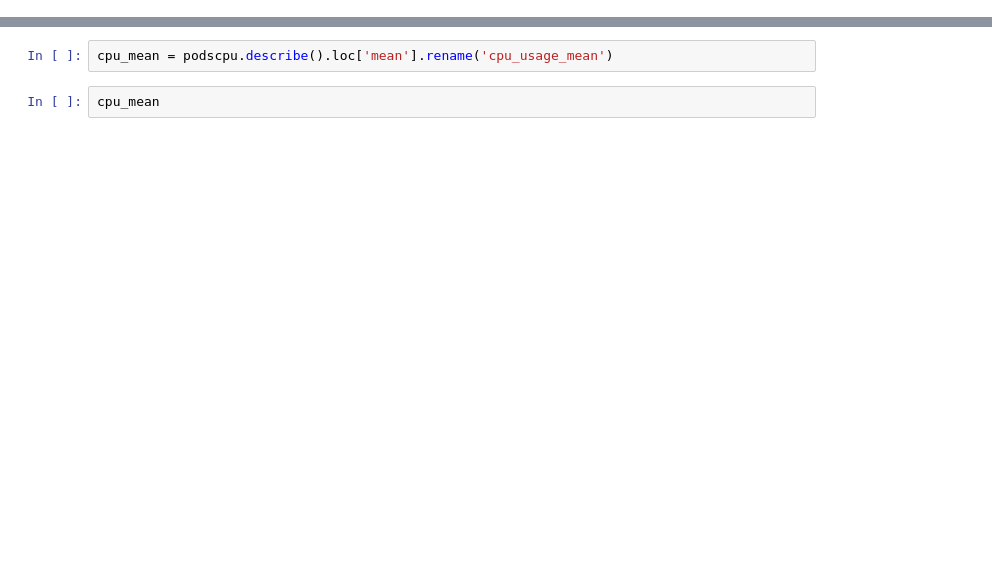
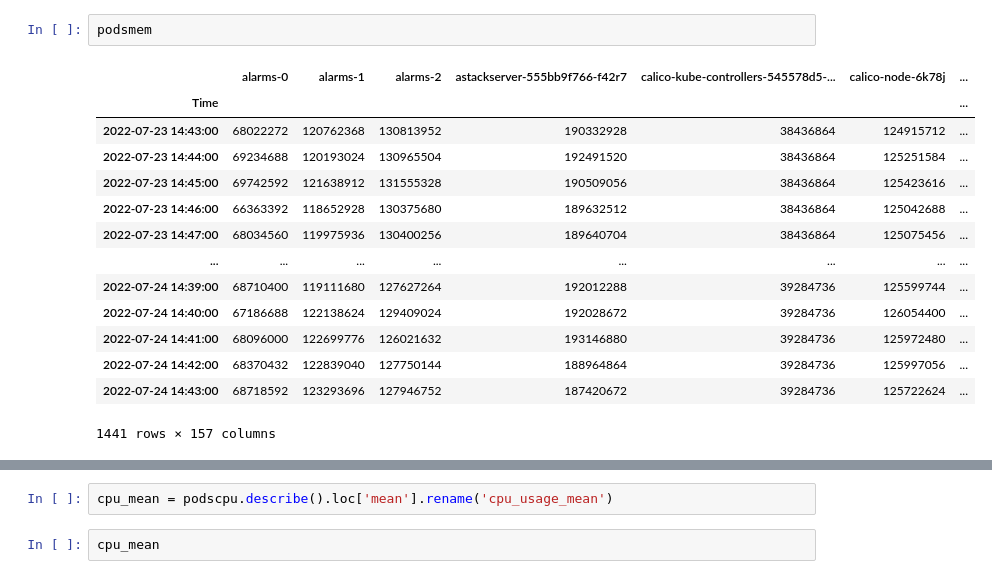
Before and after one commit to serenajanny06/ciscoproj2, a Jupyter notebook: cpumemory.ipynb, the cells around one changed output, grey strips where cells are left out. Drawn from its saved outputs; the diff is of its cells as text; blank space fills up the shorter version.

```diff
--- a/cpumemory.ipynb
+++ b/cpumemory.ipynb
@@ -41,0 +61,17 @@ podsmem = pd.read_csv('mem.csv', parse_dates=True).set_index('Time')
+# %%
+podsmem
+# %% [output]
+|  | alarms-0 | alarms-1 | alarms-2 | astackserver-555bb9f766-f42r7 | calico-kube-controllers-545578d5-... | calico-node-6k78j | ... |
+| Time |  |  |  |  |  |  | ... |
+| 2022-07-23 14:43:00 | 68022272 | 120762368 | 130813952 | 190332928 | 38436864 | 124915712 | ... |
+| 2022-07-23 14:44:00 | 69234688 | 120193024 | 130965504 | 192491520 | 38436864 | 125251584 | ... |
+| 2022-07-23 14:45:00 | 69742592 | 121638912 | 131555328 | 190509056 | 38436864 | 125423616 | ... |
+| 2022-07-23 14:46:00 | 66363392 | 118652928 | 130375680 | 189632512 | 38436864 | 125042688 | ... |
+| 2022-07-23 14:47:00 | 68034560 | 119975936 | 130400256 | 189640704 | 38436864 | 125075456 | ... |
+| ... | ... | ... | ... | ... | ... | ... | ... |
+| 2022-07-24 14:39:00 | 68710400 | 119111680 | 127627264 | 192012288 | 39284736 | 125599744 | ... |
+| 2022-07-24 14:40:00 | 67186688 | 122138624 | 129409024 | 192028672 | 39284736 | 126054400 | ... |
+| 2022-07-24 14:41:00 | 68096000 | 122699776 | 126021632 | 193146880 | 39284736 | 125972480 | ... |
+| 2022-07-24 14:42:00 | 68370432 | 122839040 | 127750144 | 188964864 | 39284736 | 125997056 | ... |
+| 2022-07-24 14:43:00 | 68718592 | 123293696 | 127946752 | 187420672 | 39284736 | 125722624 | ... |
+1441 rows × 157 columns
```
Also changed, not shown: parts of 26 cells of this notebook, 5 other files.
